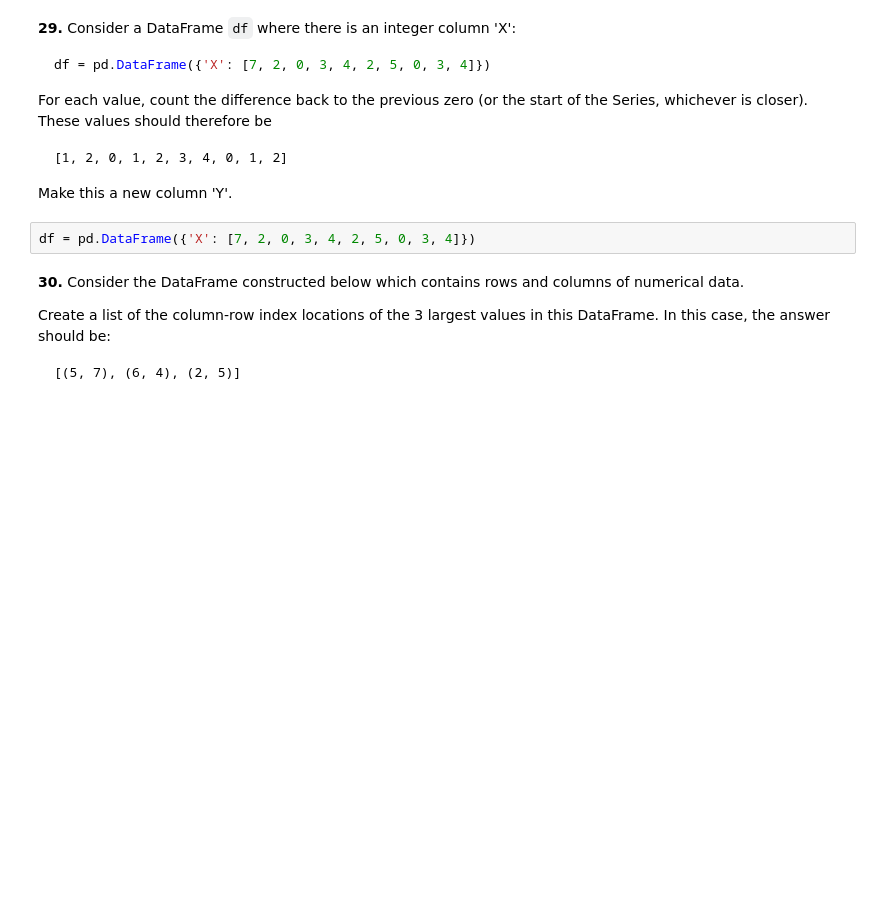
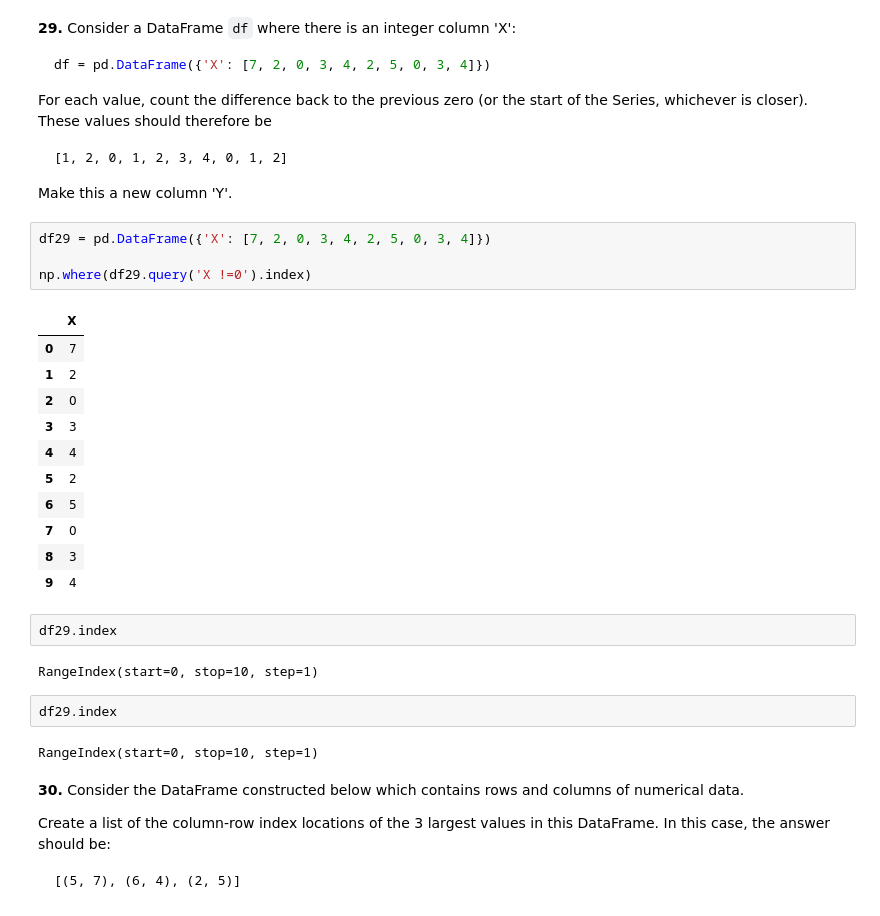
Before and after one commit to julam9/100-Pandas-Puzzles-with-Answers, a Jupyter notebook: 100-pandas-puzzles.ipynb, the cells around one changed output. Drawn from its saved outputs; the diff is of its cells as text; blank space fills up the shorter version.

```diff
--- a/100-pandas-puzzles.ipynb
+++ b/100-pandas-puzzles.ipynb
@@ -436,7 +450,29 @@ For each value, count the difference back to the previous zero (or the start of
 
 Make this a new column 'Y'.
 # %%
-df = pd.DataFrame({'X': [7, 2, 0, 3, 4, 2, 5, 0, 3, 4]})
+df29 = pd.DataFrame({'X': [7, 2, 0, 3, 4, 2, 5, 0, 3, 4]})
+
+np.where(df29.query('X !=0').index)
+# %% [output]
+|  | X |
+| 0 | 7 |
+| 1 | 2 |
+| 2 | 0 |
+| 3 | 3 |
+| 4 | 4 |
+| 5 | 2 |
+| 6 | 5 |
+| 7 | 0 |
+| 8 | 3 |
+| 9 | 4 |
+# %%
+df29.index
+# %% [output]
+RangeIndex(start=0, stop=10, step=1)
+# %%
+df29.index
+# %% [output]
+RangeIndex(start=0, stop=10, step=1)
 # %% [markdown]
 **30.** Consider the DataFrame constructed below which contains rows and columns of numerical data.
 
```
Also changed, not shown: parts of 2 cells of this notebook.
